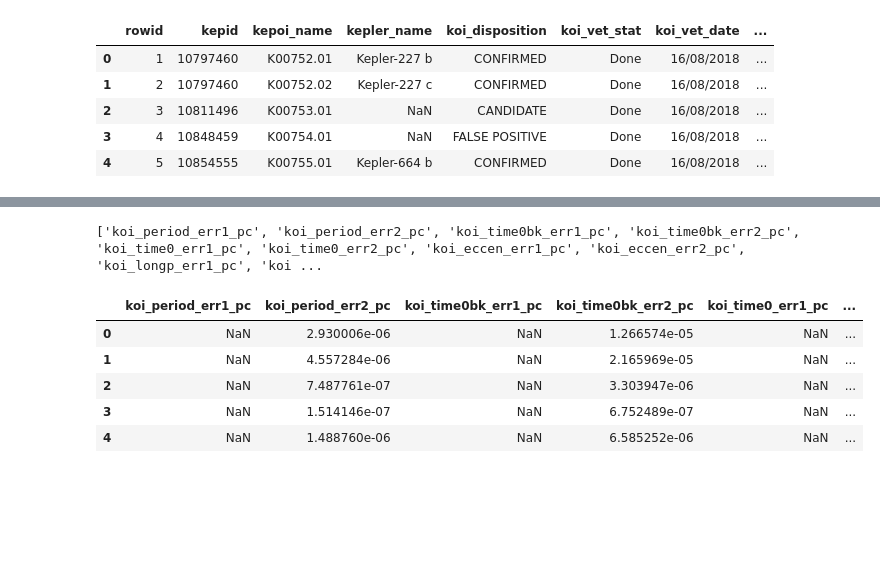
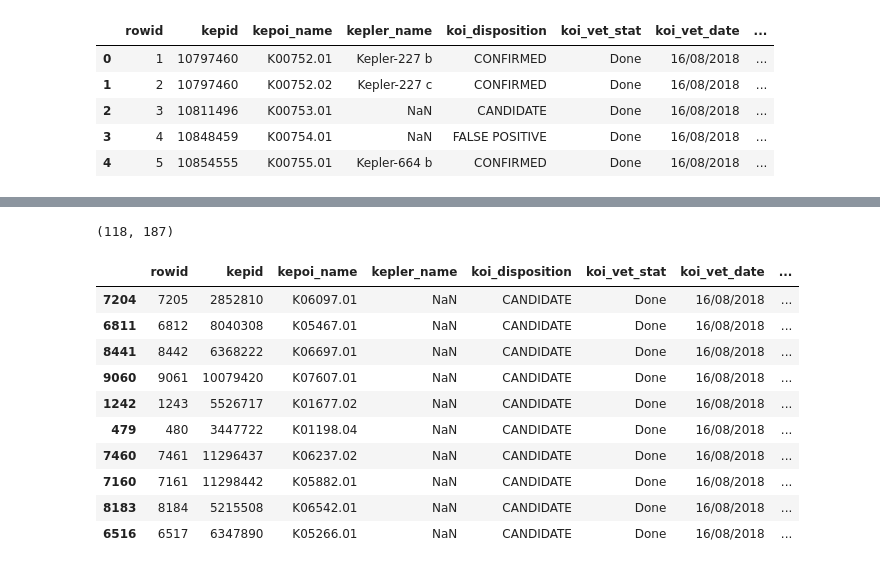
Before and after one commit to GeordieEK/Exoplanet-Radius-Prediction, a Jupyter notebook: Exoplanets-BG.ipynb, the cells around one changed output, grey strips where cells are left out. Drawn from its saved outputs; the diff is of its cells as text; code cells hidden in the pictures; blank space fills up the shorter version.

```diff
--- a/Exoplanets-BG.ipynb
+++ b/Exoplanets-BG.ipynb
@@ -46,0 +154,3 @@ df.describe().T
+# %%
+df = df[df['koi_disposition'] != 'FALSE POSITIVE']
+df.shape
@@ -49,2 +161,4 @@ df.describe().T
+# %%
+acceptable_perc_uncertainty = 0.5
 # %%
 columns_with_error_range = [c.removesuffix('_err1') for c in list(df) if c.endswith('_err1')]
@@ -51,26 +167,33 @@ columns_with_error_range = [c.removesuffix('_err1') for c in list(df) if c.endsw
 # %%
 for col in columns_with_error_range:
-    col_err = col + '_err1'
+    col_err1 = col + '_err1'
     col_err2 = col + '_err2'
     col_err1_pc = col + '_err1_pc'
     col_err2_pc = col + '_err2_pc'
-    df[col_err1_pc] = df[col_err1] / df[col]
-    df[col_err2_pc] = abs(df[col_err2]) / df[col]
-#    df[col + '_err_pc'] = df.max(col_err1_pc, col_err2_pc)
-#    df.drop(columns=[col_err1_pc, col_err2_pc])
+    df[col_err1_pc] = df[col_err1].abs() / df[col].abs()
+    df[col_err2_pc] = df[col_err2].abs() / df[col].abs()
 
 df.replace([np.inf, -np.inf], np.nan, inplace=True)
 # %%
 columns_with_error_pc = [c for c in list(df) if c.endswith('_pc')]
-print(columns_with_error_pc)
-# %% [output]
-['koi_period_err1_pc', 'koi_period_err2_pc', 'koi_time0bk_err1_pc', 'koi_time0bk_err2_pc', 'koi_time0_err1_pc', 'koi_time0_err2_pc', 'koi_eccen_err1_pc', 'koi_eccen_err2_pc', 'koi_longp_err1_pc', 'koi ...
-# %%
-df[columns_with_error_pc].head()
-# %% [output]
-|  | koi_period_err1_pc | koi_period_err2_pc | koi_time0bk_err1_pc | koi_time0bk_err2_pc | koi_time0_err1_pc | ... |
-| 0 | NaN | 2.930006e-06 | NaN | 1.266574e-05 | NaN | ... |
-| 1 | NaN | 4.557284e-06 | NaN | 2.165969e-05 | NaN | ... |
-| 2 | NaN | 7.487761e-07 | NaN | 3.303947e-06 | NaN | ... |
-| 3 | NaN | 1.514146e-07 | NaN | 6.752489e-07 | NaN | ... |
-| 4 | NaN | 1.488760e-06 | NaN | 6.585252e-06 | NaN | ... |
+# %%
+#dfiltered = df[(df[columns_with_error_pc] > acceptable_perc_uncertainty).any(axis=1)]
+dfiltered = df[((df[columns_with_error_pc] < acceptable_perc_uncertainty) | (df[columns_with_error_pc].isna()) ).all(axis=1)]
+# %%
+dfiltered.shape
+# %% [output]
+(118, 187)
+# %%
+dfiltered.sample(10)
+# %% [output]
+|  | rowid | kepid | kepoi_name | kepler_name | koi_disposition | koi_vet_stat | koi_vet_date | ... |
+| 7204 | 7205 | 2852810 | K06097.01 | NaN | CANDIDATE | Done | 16/08/2018 | ... |
+| 6811 | 6812 | 8040308 | K05467.01 | NaN | CANDIDATE | Done | 16/08/2018 | ... |
+| 8441 | 8442 | 6368222 | K06697.01 | NaN | CANDIDATE | Done | 16/08/2018 | ... |
+| 9060 | 9061 | 10079420 | K07607.01 | NaN | CANDIDATE | Done | 16/08/2018 | ... |
+| 1242 | 1243 | 5526717 | K01677.02 | NaN | CANDIDATE | Done | 16/08/2018 | ... |
+| 479 | 480 | 3447722 | K01198.04 | NaN | CANDIDATE | Done | 16/08/2018 | ... |
+| 7460 | 7461 | 11296437 | K06237.02 | NaN | CANDIDATE | Done | 16/08/2018 | ... |
+| 7160 | 7161 | 11298442 | K05882.01 | NaN | CANDIDATE | Done | 16/08/2018 | ... |
+| 8183 | 8184 | 5215508 | K06542.01 | NaN | CANDIDATE | Done | 16/08/2018 | ... |
+| 6516 | 6517 | 6347890 | K05266.01 | NaN | CANDIDATE | Done | 16/08/2018 | ... |
```
Also changed, not shown: parts of 14 cells of this notebook.
